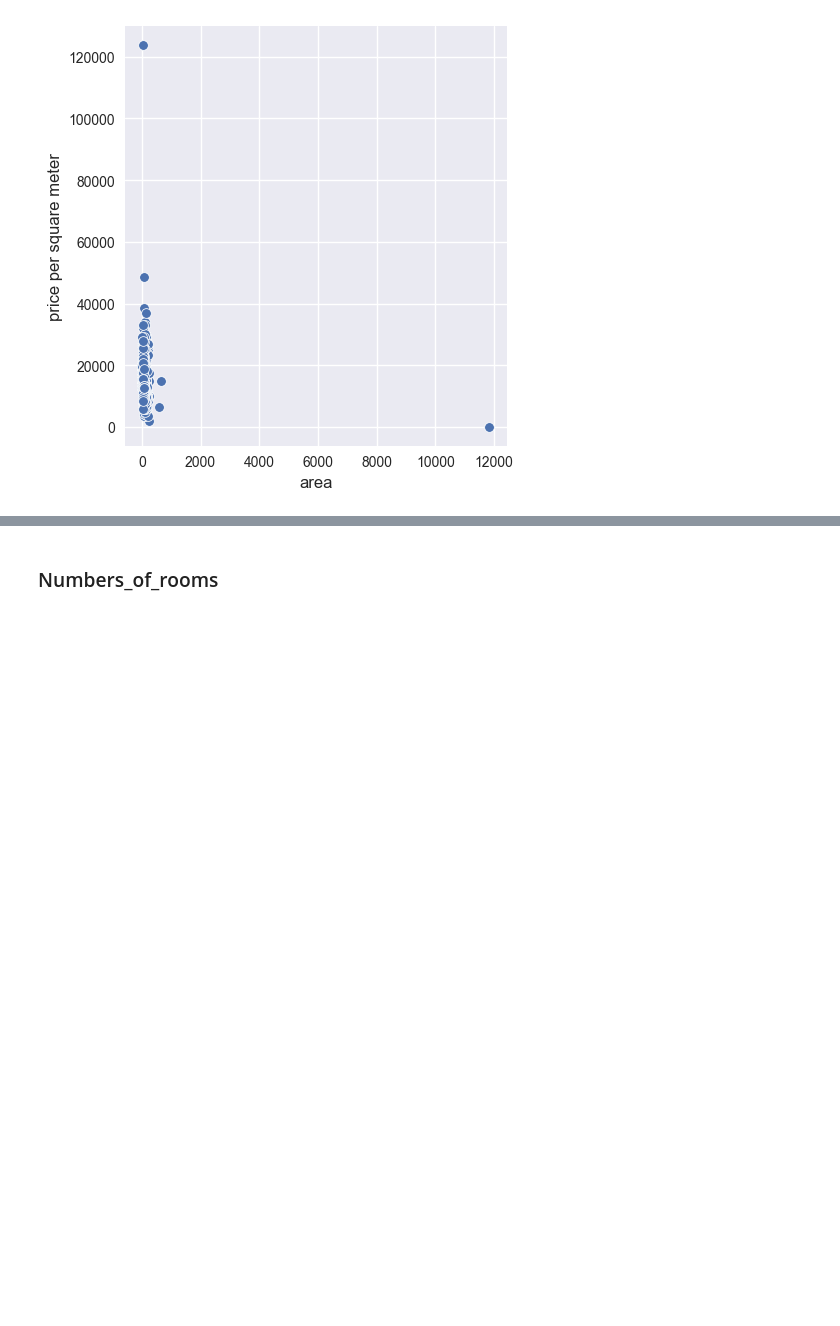
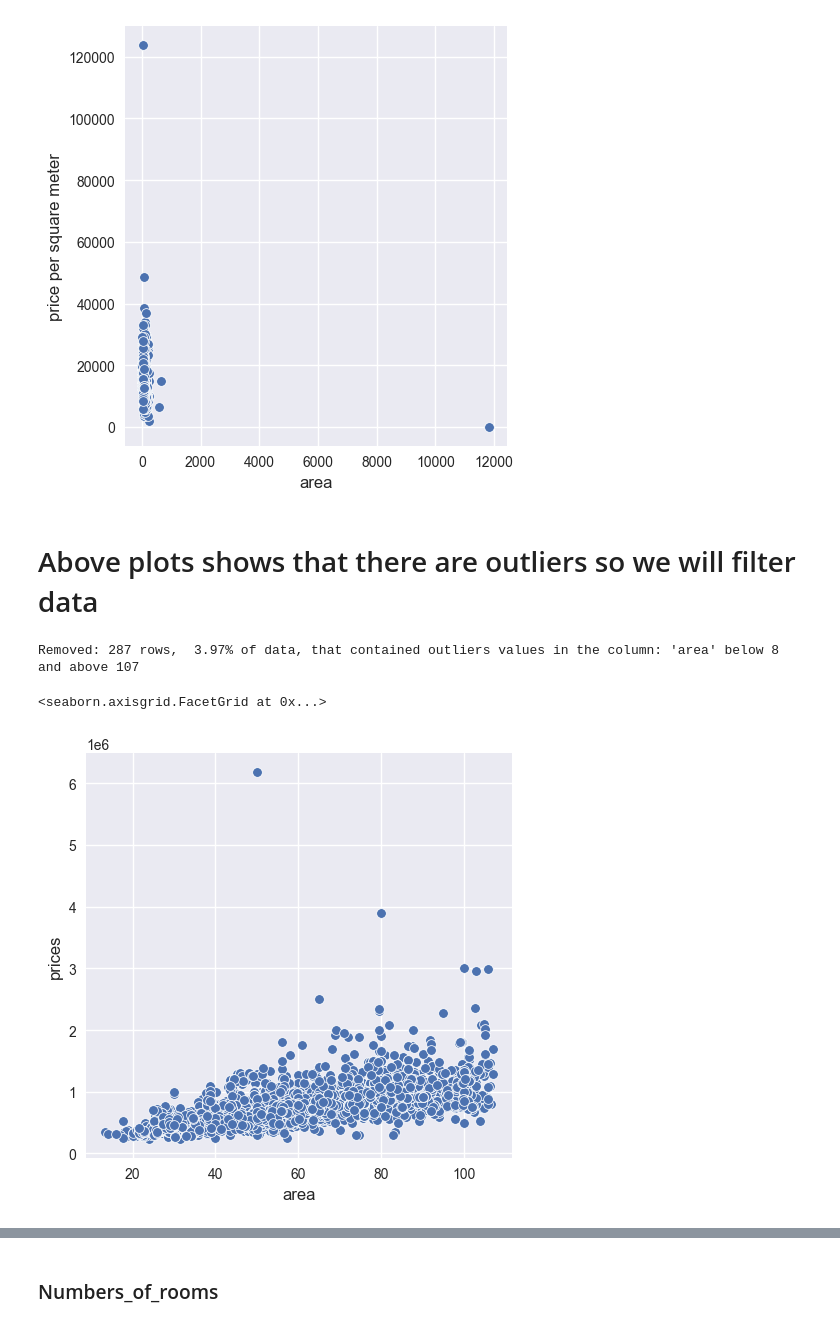
Before and after one commit to JakSulin/ML-Regression-project, a Jupyter notebook: ML-Regression-project/01 Data Cleaning.ipynb, the cells around one changed output, grey strips where cells are left out. Cells and saved outputs as stored; diff of their text form; code cells hidden in the pictures; blank space fills up the shorter version.

```diff
--- a/ML-Regression-project/01 Data Cleaning.ipynb
+++ b/ML-Regression-project/01 Data Cleaning.ipynb
@@ -315 +303,3 @@ sns.relplot(
+# %% [markdown]
+# Above plots shows that there are outliers so we will filter data
 # %%
@@ -325,2 +316,12 @@ def filter_IQR_rule(df_to_filter, column_name: str=None):
     df_result = df_to_filter.loc[~outliers]
     return df_result
+# %%
+# Filter outliers in 'area' column
+df_filtered = filter_IQR_rule(df, column_name = "area")
+# %% [output]
+Removed: 287 rows,  3.97% of data, that contained outliers values in the column: 'area' below 8 and above 107
+# %%
+sns.relplot(data=df_filtered, x="area", y="prices")
+# %% [output]
+<seaborn.axisgrid.FacetGrid at 0x...>
+[figure, added]
```
Also changed, not shown: parts of 145 cells of this notebook.
